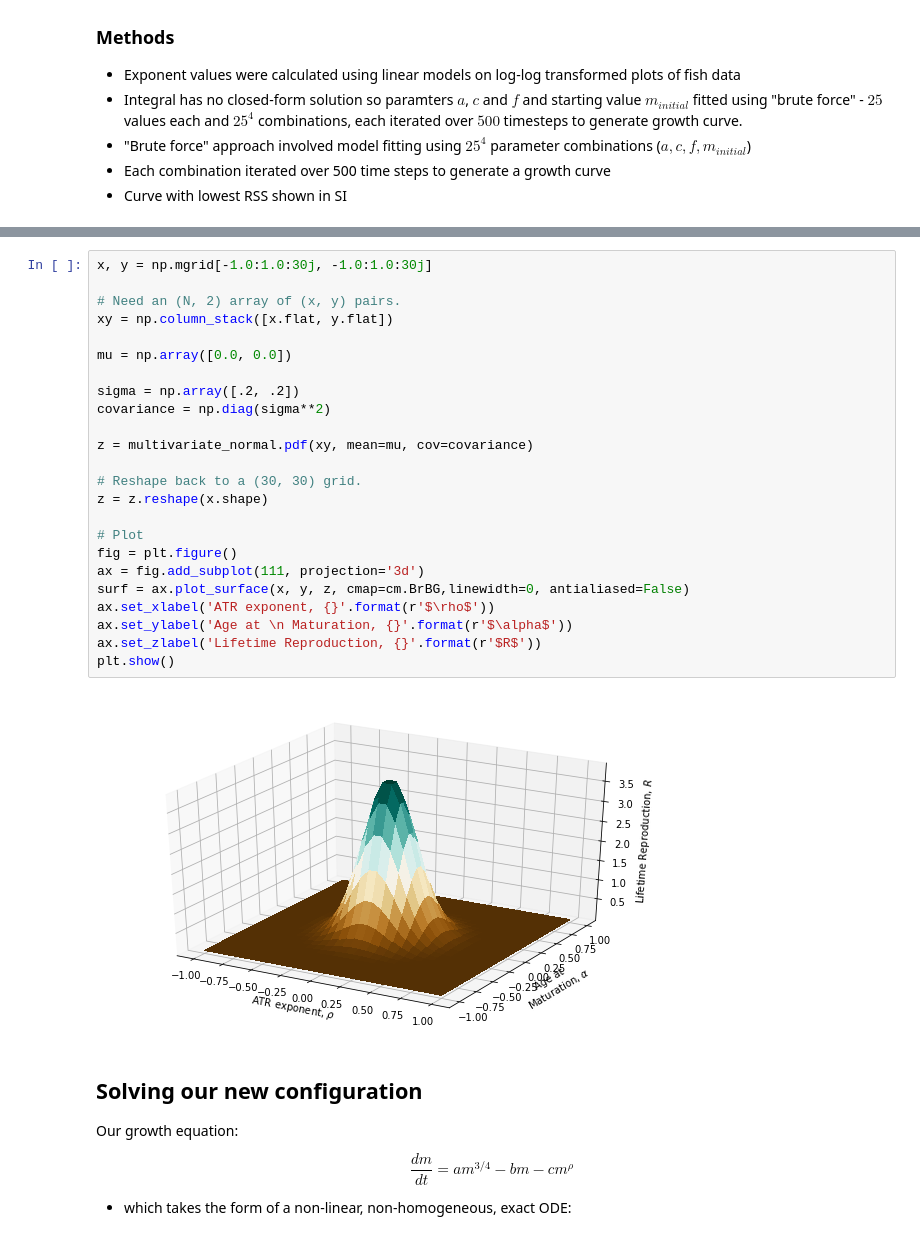
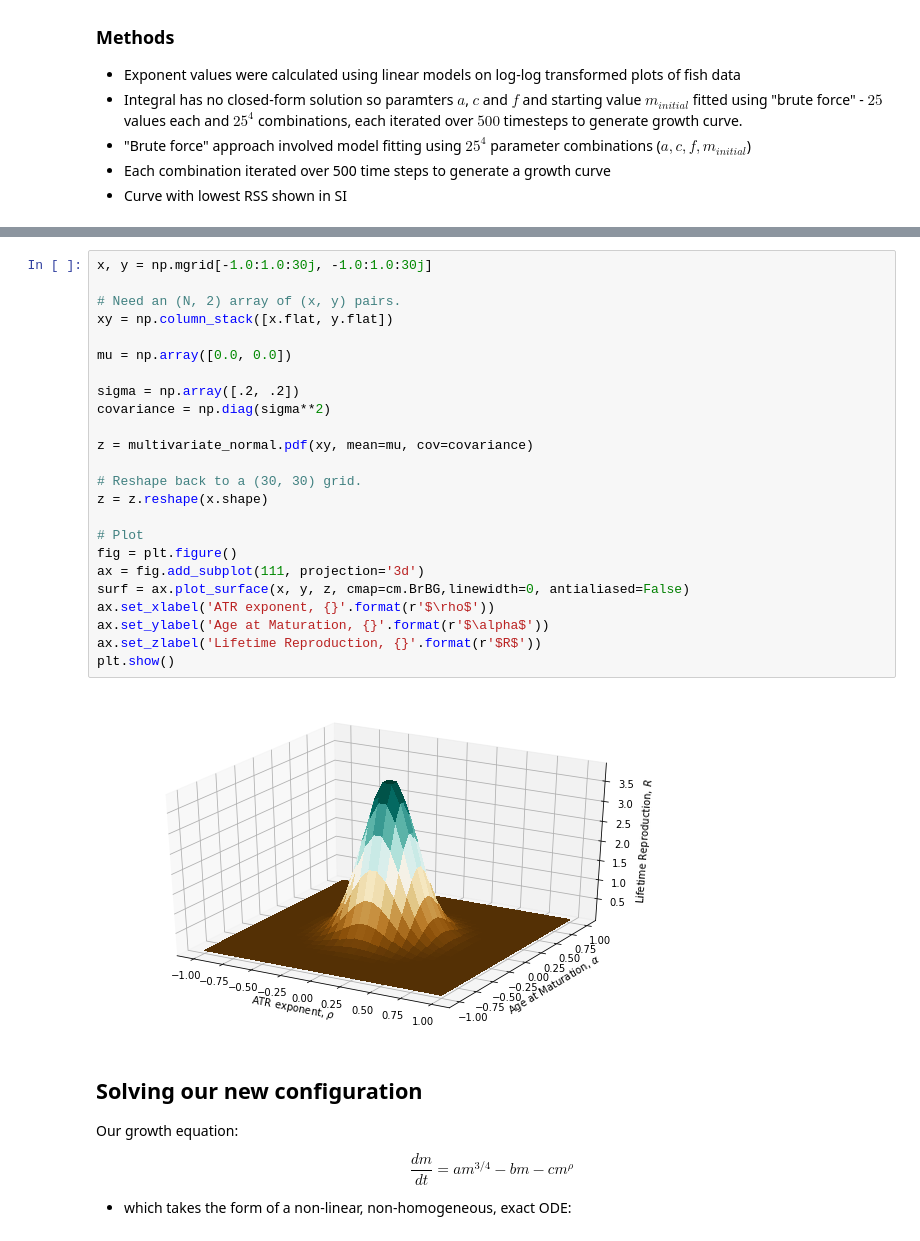
Before and after one commit to lvassor/HyperallometricFecundity, a Jupyter notebook: Code/ontogenetic_growth.ipynb, the cells around one changed output, grey strips where cells are left out. Drawn from its saved outputs; the diff is of its cells as text.

```diff
--- a/Code/ontogenetic_growth.ipynb
+++ b/Code/ontogenetic_growth.ipynb
@@ -441,29 +449,29 @@ or when
 # %%
 x, y = np.mgrid[-1.0:1.0:30j, -1.0:1.0:30j]
 
 # Need an (N, 2) array of (x, y) pairs.
 xy = np.column_stack([x.flat, y.flat])
 
 mu = np.array([0.0, 0.0])
 
 sigma = np.array([.2, .2])
 covariance = np.diag(sigma**2)
 
 z = multivariate_normal.pdf(xy, mean=mu, cov=covariance)
 
 # Reshape back to a (30, 30) grid.
 z = z.reshape(x.shape)
 
 # Plot
 fig = plt.figure()
 ax = fig.add_subplot(111, projection='3d')
 surf = ax.plot_surface(x, y, z, cmap=cm.BrBG,linewidth=0, antialiased=False)
 ax.set_xlabel('ATR exponent, {}'.format(r'$\rho$'))
-ax.set_ylabel('Age at \n Maturation, {}'.format(r'$\alpha$'))
+ax.set_ylabel('Age at Maturation, {}'.format(r'$\alpha$'))
 ax.set_zlabel('Lifetime Reproduction, {}'.format(r'$R$'))
 plt.show()
 # %% [output]
-[figure, old version]
+[figure, new version]
 # %% [markdown]
 ## Solving our new configuration
 Our growth equation:
```
Also changed, not shown: parts of 6 cells of this notebook, 6 other files.
